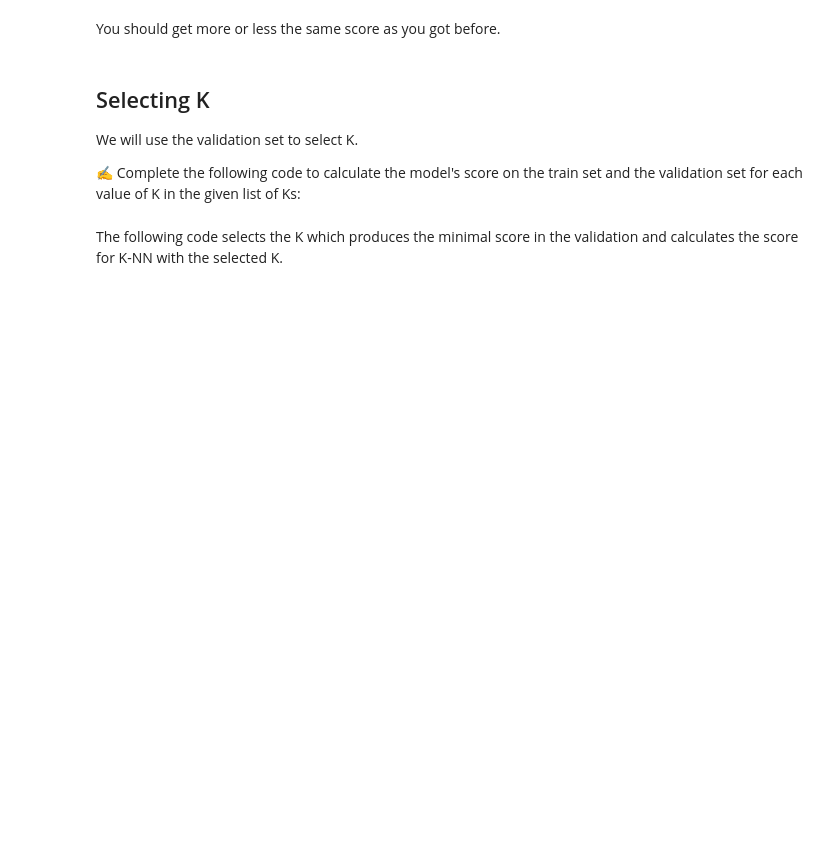
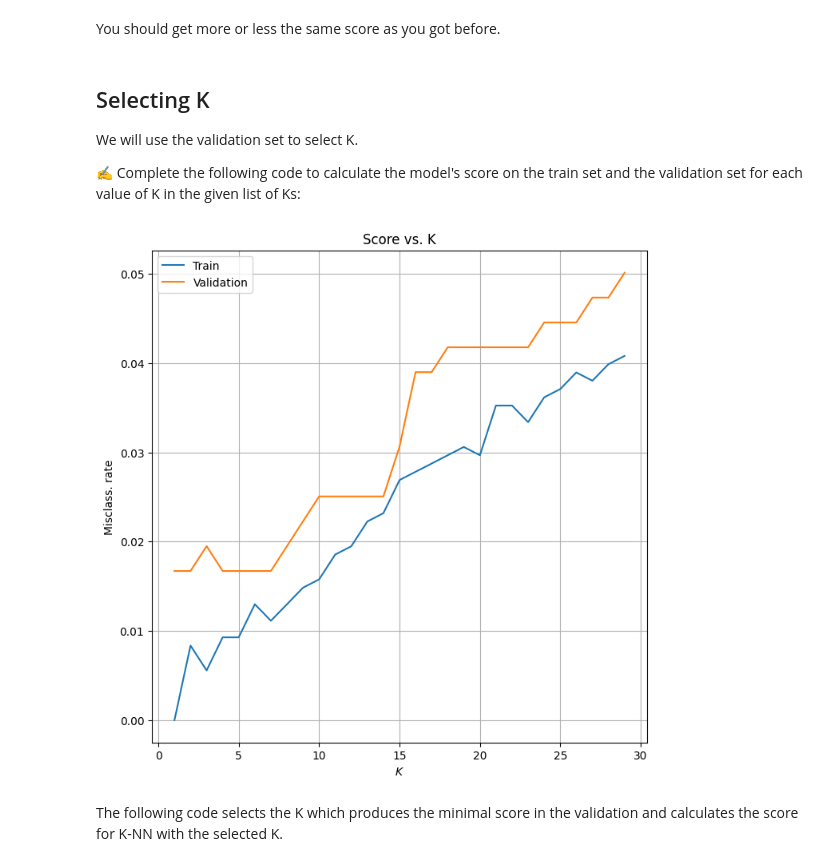
Before and after one commit to AlexYoro/Technion_ML_46195, a Jupyter notebook: content/assignments/assignment_4_ex.ipynb, the cells around one changed output. Saved outputs shown, nothing was run; the diff lists cells and outputs as text; code cells hidden in the pictures; blank space fills up the shorter version.

```diff
--- a/content/assignments/assignment_4_ex.ipynb
+++ b/content/assignments/assignment_4_ex.ipynb
@@ -135,8 +146,9 @@ def calc_score(h_func, x, y):
     """
 
     ## %%%%%%%%%%%%%%% Your code here - Begin %%%%%%%%%%%%%%%
-    y_hat = ...
-    score = ...
+    y_hat = h_func(x)
+    misclassified = np.not_equal(y_hat, y)
+    score = np.mean(misclassified)
     ## %%%%%%%%%%%%%%% Your code here - End %%%%%%%%%%%%%%%%%
     return score
 
@@ -219,8 +237,8 @@ The class [sklearn.neighbors.KNeighborsClassifier](https://scikit-learn.org/stab
 from sklearn.neighbors import KNeighborsClassifier
 
 ## %%%%%%%%%%%%%%% Your code here - Begin %%%%%%%%%%%%%%%
-classifier = KNeighborsClassifier(...
-classifier.fit(...
+classifier = KNeighborsClassifier(n_neighbors=1)
+classifier.fit(x_train.reshape(x_train.shape[0], -1), y_train)
 ## %%%%%%%%%%%%%%% Your code here - End %%%%%%%%%%%%%%%%%
 
 h_func = lambda x: classifier.predict(x.reshape(x.shape[0], -1))
@@ -237,26 +257,28 @@ We will use the validation set to select K.
 # %%
 k_values = np.arange(1, 30)
 
 train_scores = {}
 val_scores = {}
 
 for k in k_values:
     ## %%%%%%%%%%%%%%% Your code here - Begin %%%%%%%%%%%%%%%
-    classifier = ...
-    classifier.fit(...
-    h_func = lambda x: ...
+    classifier = KNeighborsClassifier(n_neighbors=k)
+    classifier.fit(x_train.reshape(x_train.shape[0], -1), y_train)
+    h_func = lambda x: classifier.predict(x.reshape(x.shape[0], -1))
 
-    train_scores[k] = calc_score(...
-    val_scores[k] = calc_score(...
+    train_scores[k] = calc_score(h_func, x_train, y_train)
+    val_scores[k] = calc_score(h_func, x_val, y_val)
     ## %%%%%%%%%%%%%%% Your code here - End %%%%%%%%%%%%%%%%%
 
 fig, ax = plt.subplots()
 ax.plot(list(train_scores.keys()), list(train_scores.values()), label='Train')
 ax.plot(list(val_scores.keys()), list(val_scores.values()), label='Validation')
 ax.set_ylabel('Misclass. rate')
 ax.set_xlabel('$K$')
 ax.set_title('Score vs. K')
 ax.legend();
+# %% [output]
+[figure, added]
 # %% [markdown]
 The following code selects the K which produces the minimal score in the validation and calculates the score for K-NN with the selected K.
 # %%
```
Also changed, not shown: parts of 14 cells of this notebook.
